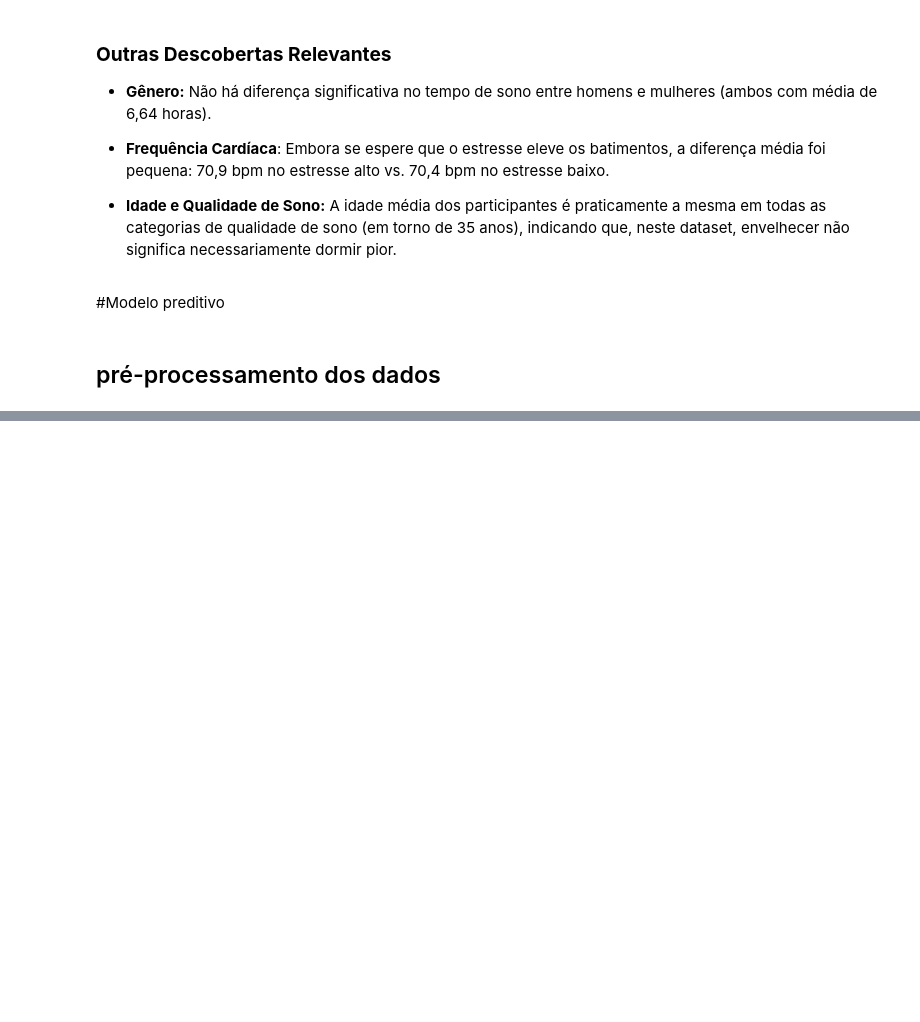
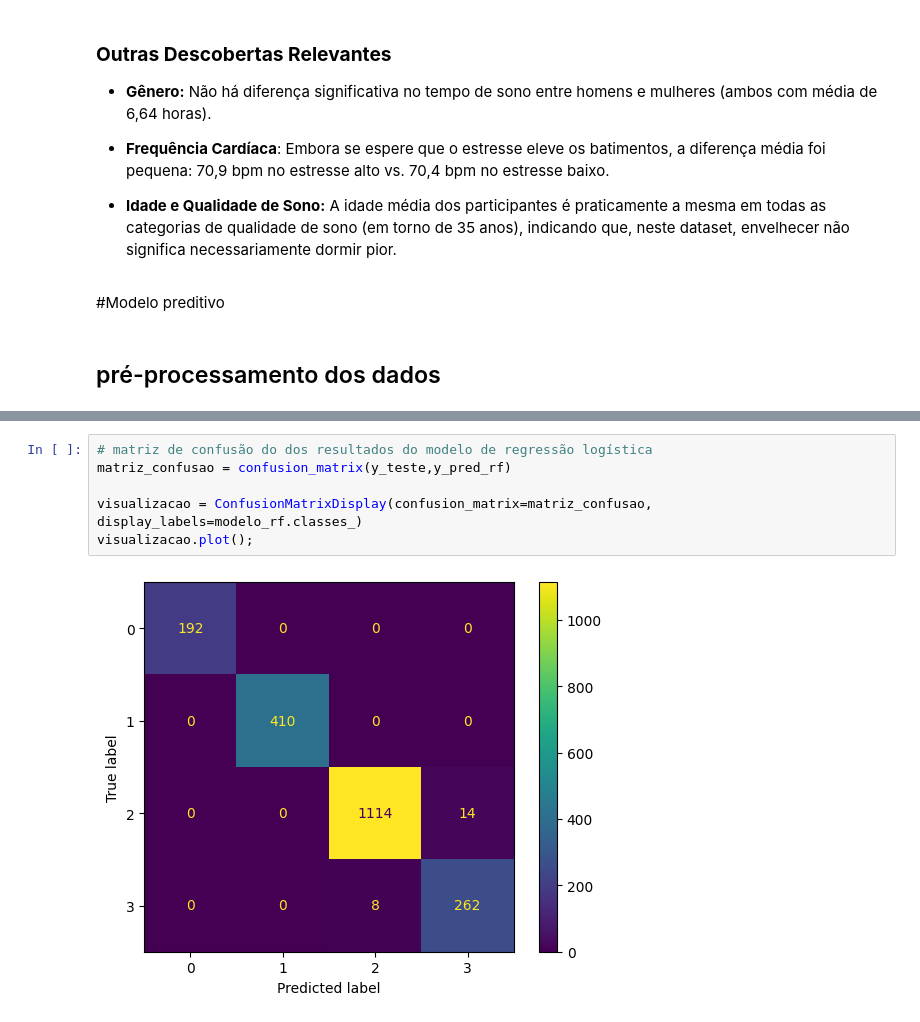
Before and after one commit to Augu5t0/Cientista-de-Dados-N-vel-1, a Jupyter notebook: Notebook/checkpoint.ipynb, the cells around one changed output, grey strips where cells are left out. Drawn from its saved outputs; the diff is of its cells as text; blank space fills up the shorter version.

```diff
--- a/Notebook/checkpoint.ipynb
+++ b/Notebook/checkpoint.ipynb
@@ -479,0 +625,8 @@ A análise de matriz de frequência (crosstab) revelou que o nível de estresse
+# %%
+# matriz de confusão do dos resultados do modelo de regressão logística
+matriz_confusao = confusion_matrix(y_teste,y_pred_rf)
+
+visualizacao = ConfusionMatrixDisplay(confusion_matrix=matriz_confusao, display_labels=modelo_rf.classes_)
+visualizacao.plot();
+# %% [output]
+[figure, added]
```
Also changed, not shown: parts of 42 cells of this notebook, 5 other files.
